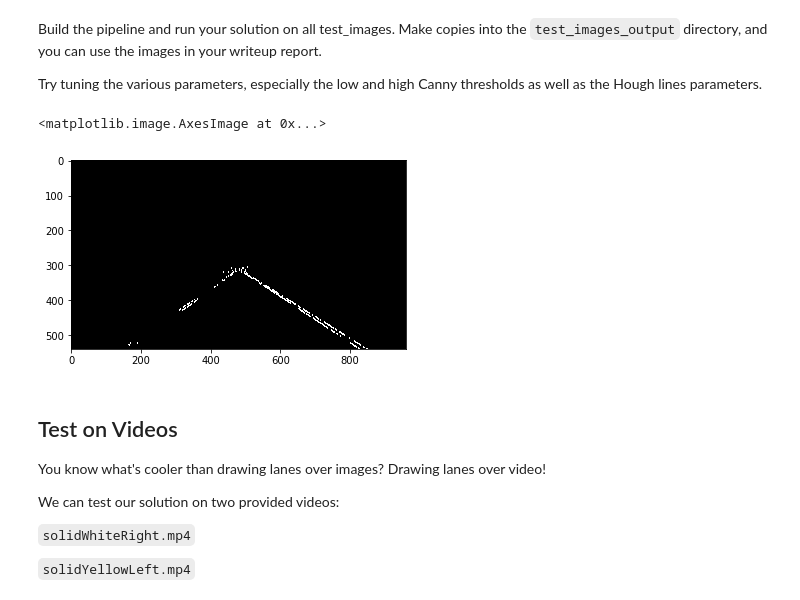
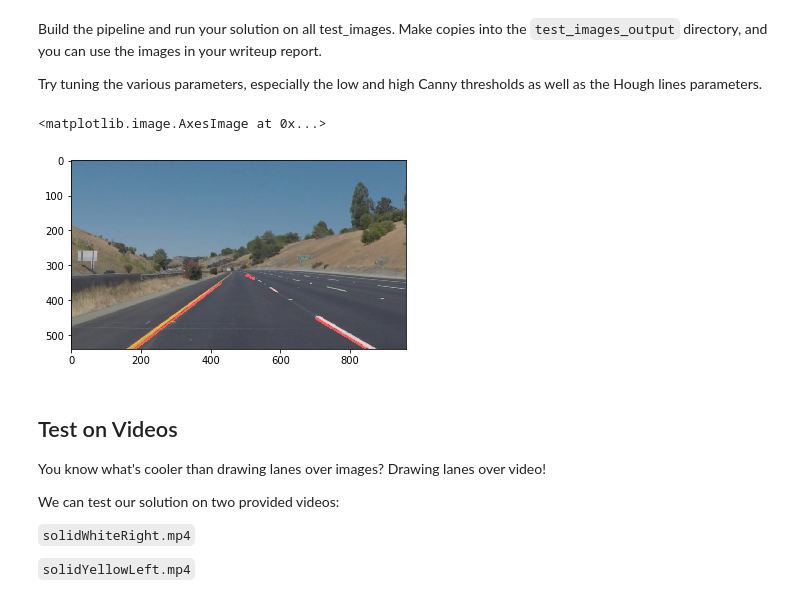
Before and after one commit to EraYJS/CarND-LaneLines-P1, a Jupyter notebook: P1.ipynb, the cells around one changed output. Drawn from its saved outputs; the diff is of its cells as text; code cells hidden in the pictures.

Commit message:
Parameters of Canny and Hough optimised, multiline solution done, working on one line for each side

```diff
--- a/P1.ipynb
+++ b/P1.ipynb
@@ -51,8 +51,10 @@ import cv2
 ## Read in an Image
 # %%
 #reading in an image
-image = cv2.imread('test_images/solidWhiteRight.jpg')
+image = cv2.imread('test_images/solidYellowCurve2.jpg')
 
+b,g,r = cv2.split(image)       # get b,g,r
+image = cv2.merge([r,g,b])
 #printing out some stats and plotting
 print('This image is:', type(image), 'with dimensions:', image.shape)
 plt.imshow(image)
@@ -215,41 +193,51 @@ roi = np.copy(edge)
 
 # Define a triangle region of interest
 # Keep in mind the origin (x=0, y=0) is in the upper left in image processing
 # Note: if you run this code, you'll find these are not sensible values!!
 # But you'll get a chance to play with them soon in a quiz
-left_bottom = [70, 540]
-right_bottom = [920, 540]
-apex = [480, 285]
+left_bottom = [110, 540]
+right_bottom = [890, 540]
+left_top = [475, 320]
+right_top = [505, 320]
 
 # Fit lines (y=Ax+B) to identify the  3 sided region of interest
 # np.polyfit() returns the coefficients [A, B] of the fit
-fit_left = np.polyfit((left_bottom[0], apex[0]), (left_bottom[1], apex[1]), 1)
-fit_right = np.polyfit((right_bottom[0], apex[0]), (right_bottom[1], apex[1]), 1)
+fit_left = np.polyfit((left_bottom[0], left_top[0]), (left_bottom[1], left_top[1]), 1)
+fit_right = np.polyfit((right_bottom[0], right_top[0]), (right_bottom[1], right_top[1]), 1)
 fit_bottom = np.polyfit((left_bottom[0], right_bottom[0]), (left_bottom[1], right_bottom[1]), 1)
+fit_top = np.polyfit((left_top[0], right_top[0]), (left_top[1], right_top[1]), 1)
 
 # Find the region inside the lines
 XX, YY = np.meshgrid(np.arange(0, xsize), np.arange(0, ysize))
 region_thresholds = (YY < (XX*fit_left[0] + fit_left[1])) | \
                     (YY < (XX*fit_right[0] + fit_right[1])) | \
-                    (YY > (XX*fit_bottom[0] + fit_bottom[1]))
+                    (YY > (XX*fit_bottom[0] + fit_bottom[1])) | \
+                    (YY < (XX*fit_top[0] + fit_top[1]))
 
 # Color pixels red which are inside the region of interest
 roi[region_thresholds] = 0
 
 morph = cv2.morphologyEx(roi, cv2.MORPH_OPEN, (3,3))
 dilt = cv2.dilate(morph, (3,3))
 morph = cv2.morphologyEx(dilt, cv2.MORPH_OPEN, (3,3))
 dilt = cv2.dilate(morph, (3,3))
 morph = cv2.morphologyEx(dilt, cv2.MORPH_OPEN, (3,3))
 dilt = cv2.dilate(morph, (3,3))
 
+rho = 1
+theta = np.pi/180
+threshold = 1
+min_line_len = 18
+max_line_gap = 7
+line_image = hough_lines(dilt, rho, theta, threshold, min_line_len, max_line_gap)
 
+result = weighted_img(line_image, image, α=0.8, β=1., γ=0.)
 
-plt.imshow(dilt, cmap='gray')
+plt.imshow(result)
 # then save them to the test_images_output directory.
 # %% [output]
 <matplotlib.image.AxesImage at 0x...>
-[figure, old version]
+[figure, new version]
 # %% [markdown]
 ## Test on Videos
 
```
Also changed, not shown: parts of 2 cells of this notebook.
